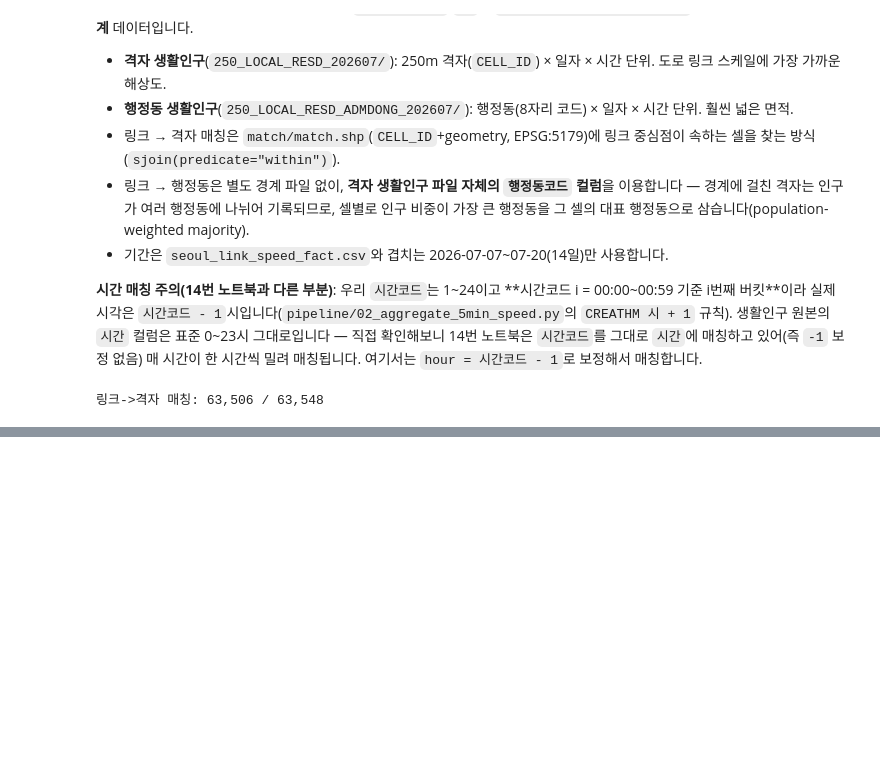
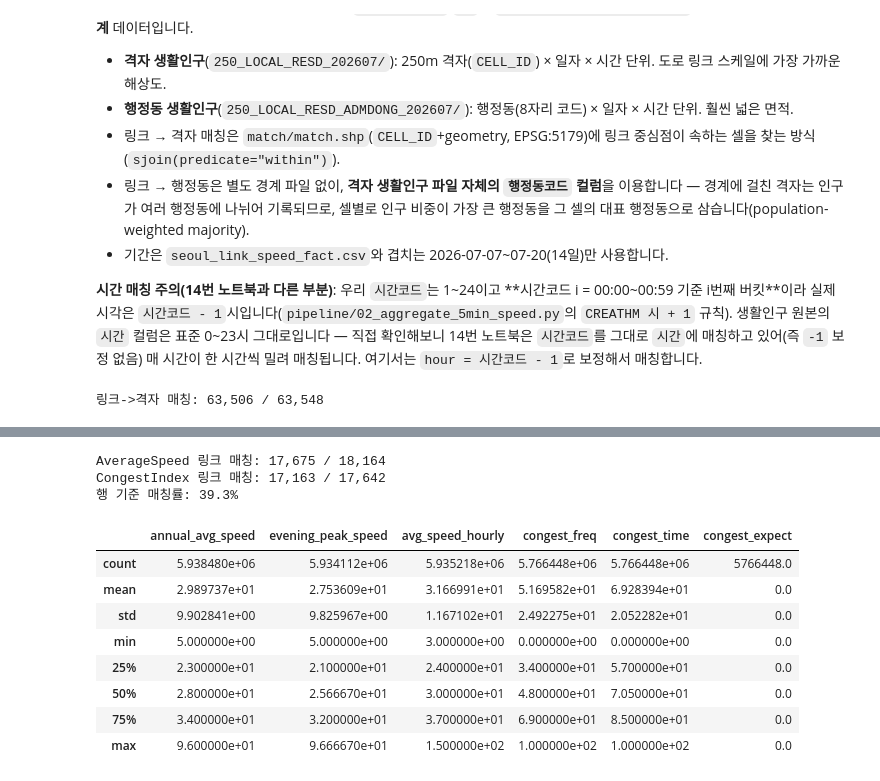
Before and after one commit to ejjunm/seoul-eco-routing, a Jupyter notebook: notebooks/12_derived_features_lightgbm.ipynb, the cells around one changed output, grey strips where cells are left out. Cells and saved outputs as stored; diff of their text form; code cells hidden in the pictures; blank space fills up the shorter version.

```diff
--- a/notebooks/12_derived_features_lightgbm.ipynb
+++ b/notebooks/12_derived_features_lightgbm.ipynb
@@ -378,0 +369,63 @@ dong_pop 결측 없는 행 비율: 0.9958
+# %%
+def explode_its(frame):
+    frame = frame.copy()
+    frame["its_id_list"] = frame["ITS_LINK_ID"].astype(str).str.split(",")
+    exp = frame.explode("its_id_list")
+    exp["LINK_ID"] = exp["its_id_list"].str.strip()
+    return exp[exp["LINK_ID"] != "0"]
+
+
+AS_COLS = (["LEVEL55_LINK_ID", "ITS_LINK_ID", "road_rank_as", "road_name_as", "region_as",
+            "length_km_as", "lanes_as", "annual_avg_speed", "evening_peak_speed"]
+           + [f"speed_h{h}" for h in range(24)])
+avg_speed = pd.read_excel(AVG_SPEED_XLSX, sheet_name="Sheet0", header=None, skiprows=7).iloc[:, :33]
+avg_speed.columns = AS_COLS
+# 원본에 숫자/문자가 섞여 object(또는 pandas string) dtype으로 읽히는 경우가 있어 명시적으로 숫자 변환
+AS_NUMERIC_COLS = ["annual_avg_speed", "evening_peak_speed"] + [f"speed_h{h}" for h in range(24)]
+for col in AS_NUMERIC_COLS:
+    avg_speed[col] = pd.to_numeric(avg_speed[col], errors="coerce")
+as_exp = explode_its(avg_speed)
+
+avg_speed_lookup = as_exp.groupby("LINK_ID", as_index=False)[["annual_avg_speed", "evening_peak_speed"]].mean()
+
+hourly_cols = [f"speed_h{h}" for h in range(24)]
+as_long = as_exp.melt(id_vars="LINK_ID", value_vars=hourly_cols, var_name="hcol", value_name="avg_speed_hourly")
+as_long["hour"] = as_long["hcol"].str.replace("speed_h", "", regex=False).astype(int)
+as_long = as_long.groupby(["LINK_ID", "hour"], as_index=False)["avg_speed_hourly"].mean()
+
+CI_COLS = ["LEVEL55_LINK_ID", "ITS_LINK_ID", "road_rank_ci", "road_name_ci", "region_ci",
+           "length_km_ci", "lanes_ci", "congest_freq", "congest_time", "congest_expect"]
+congest = pd.read_excel(CONGEST_INDEX_XLSX, sheet_name="Sheet0", header=6, skiprows=[7])
+congest.columns = CI_COLS
+CI_NUMERIC_COLS = ["congest_freq", "congest_time", "congest_expect"]
+for col in CI_NUMERIC_COLS:
+    congest[col] = pd.to_numeric(congest[col], errors="coerce")
+ci_exp = explode_its(congest)
+congest_lookup = ci_exp.groupby("LINK_ID", as_index=False)[["congest_freq", "congest_time", "congest_expect"]].mean()
+
+print(f"AverageSpeed 링크 매칭: {avg_speed_lookup['LINK_ID'].isin(df['LINK_ID']).sum():,} / {avg_speed_lookup.shape[0]:,}")
+print(f"CongestIndex 링크 매칭: {congest_lookup['LINK_ID'].isin(df['LINK_ID']).sum():,} / {congest_lookup.shape[0]:,}")
+
+df = df.merge(avg_speed_lookup, on="LINK_ID", how="left")
+df = df.merge(as_long, on=["LINK_ID", "hour"], how="left")
+df = df.merge(congest_lookup, on="LINK_ID", how="left")
+
+VIEWT_COLS = ["annual_avg_speed", "evening_peak_speed", "avg_speed_hourly", "congest_freq", "congest_time", "congest_expect"]
+for col in VIEWT_COLS:
+    df[col] = df[col].astype("float32")
+
+print(f"행 기준 매칭률: {df['annual_avg_speed'].notna().mean():.1%}")
+df[VIEWT_COLS].describe()
+# %% [output]
+AverageSpeed 링크 매칭: 17,675 / 18,164
+CongestIndex 링크 매칭: 17,163 / 17,642
+행 기준 매칭률: 39.3%
+|  | annual_avg_speed | evening_peak_speed | avg_speed_hourly | congest_freq | congest_time | congest_expect |
+| count | 5.938480e+06 | 5.934112e+06 | 5.935218e+06 | 5.766448e+06 | 5.766448e+06 | 5766448.0 |
+| mean | 2.989737e+01 | 2.753609e+01 | 3.166991e+01 | 5.169582e+01 | 6.928394e+01 | 0.0 |
+| std | 9.902841e+00 | 9.825967e+00 | 1.167102e+01 | 2.492275e+01 | 2.052282e+01 | 0.0 |
+| min | 5.000000e+00 | 5.000000e+00 | 3.000000e+00 | 0.000000e+00 | 0.000000e+00 | 0.0 |
+| 25% | 2.300000e+01 | 2.100000e+01 | 2.400000e+01 | 3.400000e+01 | 5.700000e+01 | 0.0 |
+| 50% | 2.800000e+01 | 2.566670e+01 | 3.000000e+01 | 4.800000e+01 | 7.050000e+01 | 0.0 |
+| 75% | 3.400000e+01 | 3.200000e+01 | 3.700000e+01 | 6.900000e+01 | 8.500000e+01 | 0.0 |
+| max | 9.600000e+01 | 9.666670e+01 | 1.500000e+02 | 1.000000e+02 | 1.000000e+02 | 0.0 |
```
Also changed, not shown: parts of 26 cells of this notebook.
